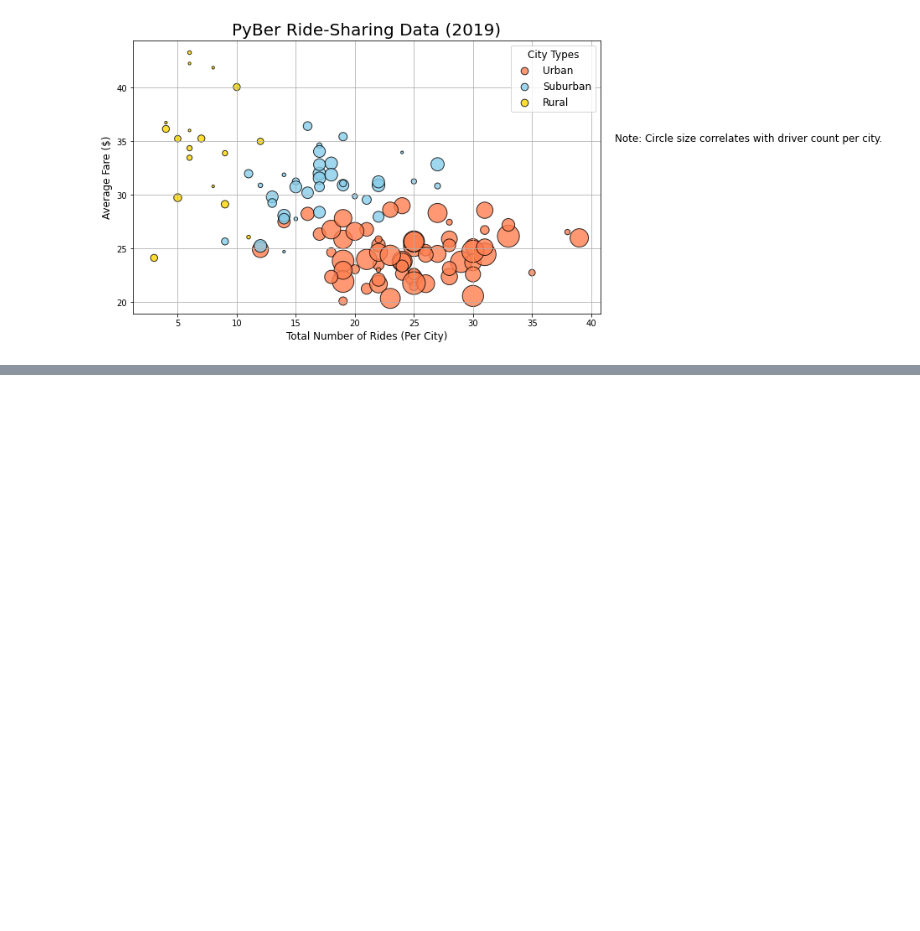
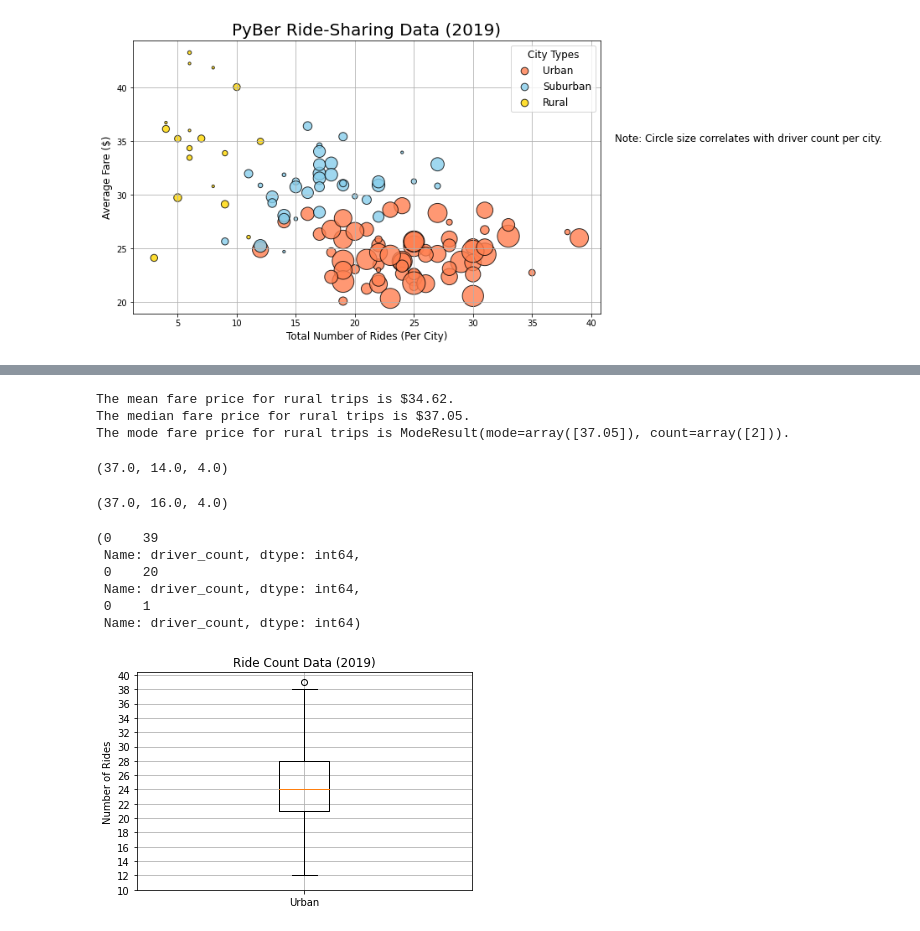
Before and after one commit to bishopce16/PyBer_Analysis, a Jupyter notebook: PyBer.ipynb, the cells around one changed output, grey strips where cells are left out. Saved outputs shown, nothing was run; the diff lists cells and outputs as text; code cells hidden in the pictures; blank space fills up the shorter version.

```diff
--- a/PyBer.ipynb
+++ b/PyBer.ipynb
@@ -295,0 +454,14 @@ plt.show()
+# %%
+# Calculate the measures of central tendency for the average fare for the rural cities.
+mean_rural_fares = np.mean(rural_fares)
+print(f"The mean fare price for rural trips is ${mean_rural_fares:.2f}.")
+
+median_rural_fares = np.median(rural_fares)
+print(f"The median fare price for rural trips is ${median_rural_fares:.2f}.")
+
+mode_rural_fares = sts.mode(rural_fares)
+print(f"The mode fare price for rural trips is {mode_rural_fares}.")
+# %% [output]
+The mean fare price for rural trips is $34.62.
+The median fare price for rural trips is $37.05.
+The mode fare price for rural trips is ModeResult(mode=array([37.05]), count=array([2])).
@@ -295,0 +477,33 @@ plt.show()
+# %%
+# 5.4.3 SKILL DRILL Calculate the mean, median, and mode for the urban, suburban, and rural driver count Series using NumPy and SciPy statistics module.
+round(urban_drivers.mean(),0), round(suburban_drivers.mean(),0), round(rural_drivers.mean(),0)
+# %% [output]
+(37.0, 14.0, 4.0)
+# %%
+round(urban_drivers.median(),0), round(suburban_drivers.median(),0), round(rural_drivers.median(),0)
+# %% [output]
+(37.0, 16.0, 4.0)
+# %%
+round(urban_drivers.mode(),0), round(suburban_drivers.mode(),0), round(rural_drivers.mode(),0)
+# %% [output]
+(0    39
+ Name: driver_count, dtype: int64,
+ 0    20
+ Name: driver_count, dtype: int64,
+ 0    1
+ Name: driver_count, dtype: int64)
+# %%
+# 5.4.4 Create Box-and-Whisker Plots
+# Box-and-Whisker Plots for Ride Count Data
+# Create a box-and-whisker plot for the urban cities ride count.
+x_labels = ["Urban"]
+fig, ax = plt.subplots()
+ax.boxplot(urban_ride_count, labels=x_labels)
+# Add the title, y-axis label and grid.
+ax.set_title('Ride Count Data (2019)')
+ax.set_ylabel('Number of Rides')
+ax.set_yticks(np.arange(10, 41, step=2.0))
+ax.grid()
+plt.show()
+# %% [output]
+[figure, added]
```
Also changed, not shown: parts of 31 cells of this notebook, 3 other files.
